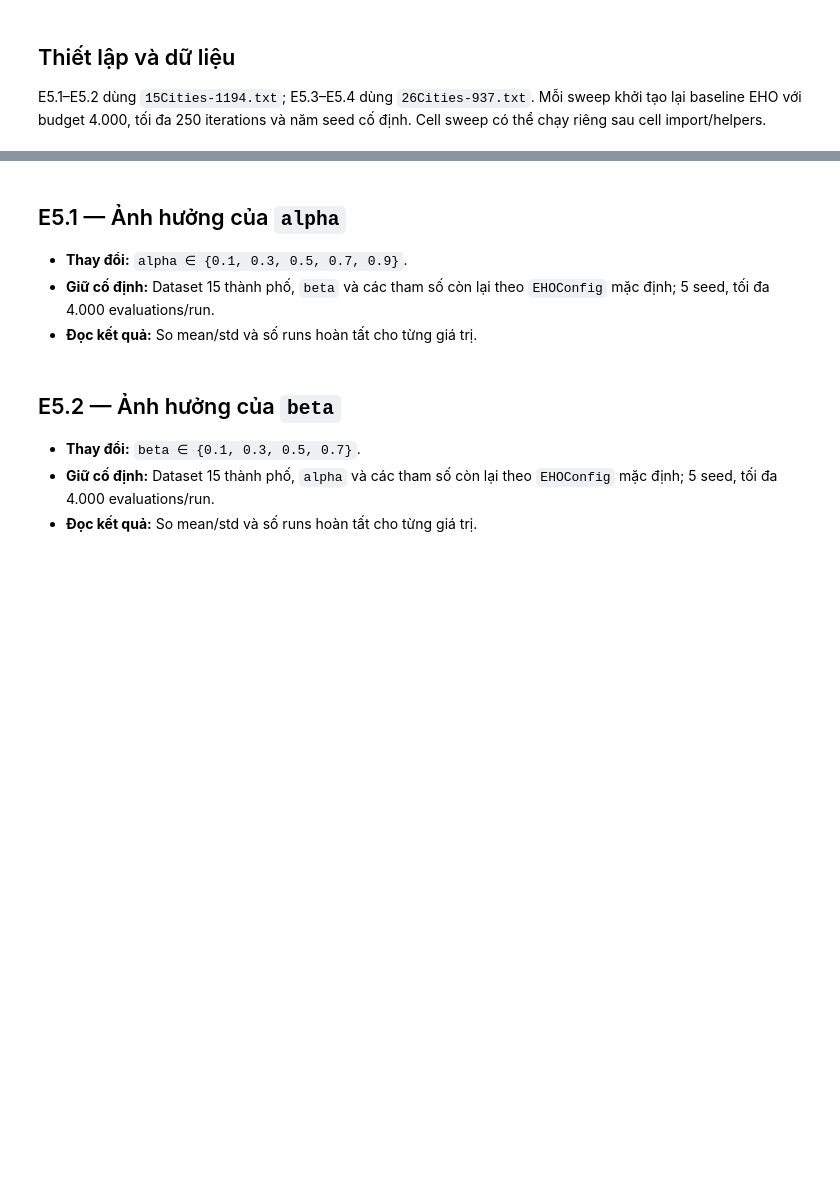
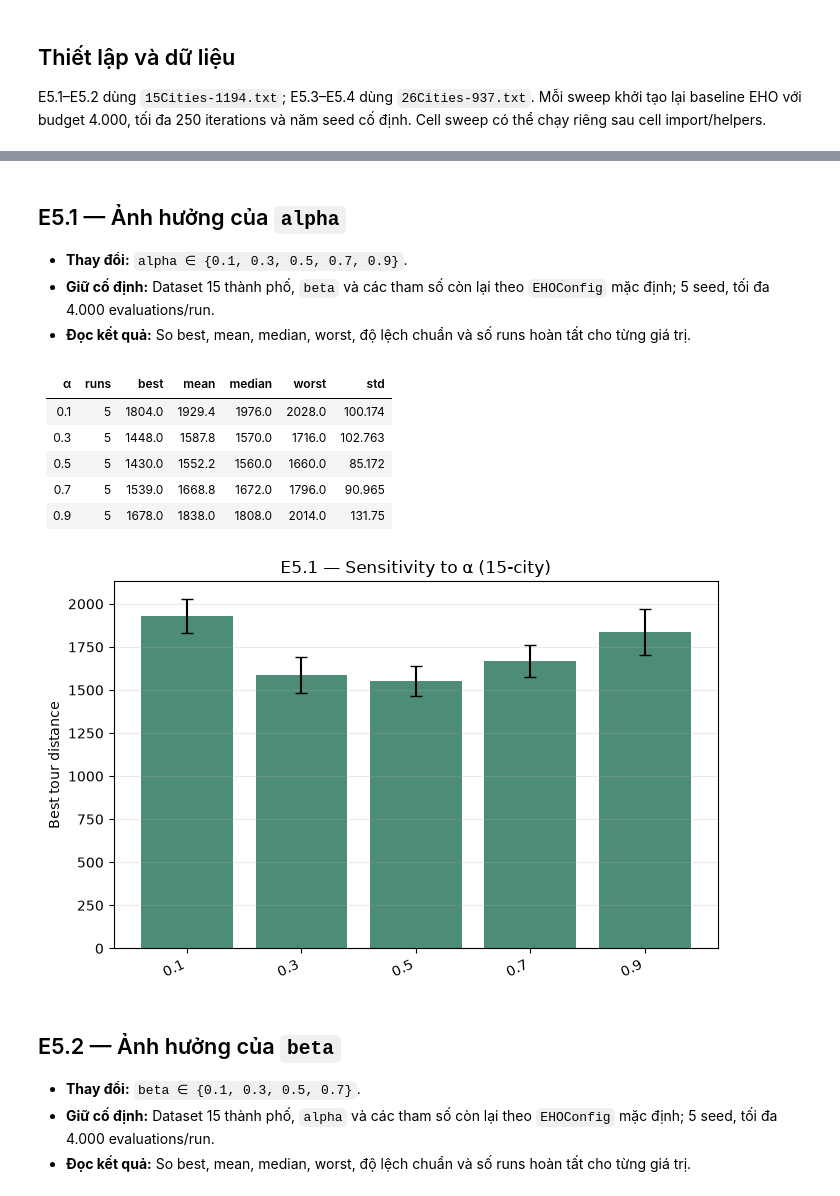
Before and after one commit to LaiThanhDat-glitch/ga-eho-tsp, a Jupyter notebook: Experiment/Experiment5-EHO-Params.ipynb, the cells around one changed output, grey strips where cells are left out. Saved outputs shown, nothing was run; the diff lists cells and outputs as text; code cells hidden in the pictures; blank space fills up the shorter version.

```diff
--- a/Experiment/Experiment5-EHO-Params.ipynb
+++ b/Experiment/Experiment5-EHO-Params.ipynb
@@ -67,6 +67,12 @@ def mean_std(values):
         return None, None
     return statistics.mean(values), (statistics.stdev(values) if len(values) > 1 else 0.0)
 
+def median(values):
+    return statistics.median(values) if values else None
+
+def min_max(values):
+    return (min(values), max(values)) if values else (None, None)
+
 def plot_bars(title, labels, means, stds, ylabel="Best tour distance"):
     available = [(label, mean, std) for label, mean, std in zip(labels, means, stds)
                  if mean is not None and std is not None]
@@ -125,34 +133,48 @@ print(f"Root: {ROOT}; seed mode: {MODE}; seeds={SEEDS}; budget={EVALUATION_BUDGE
 
 - **Thay đổi:** `alpha ∈ {0.1, 0.3, 0.5, 0.7, 0.9}`.
 - **Giữ cố định:** Dataset 15 thành phố, `beta` và các tham số còn lại theo `EHOConfig` mặc định; 5 seed, tối đa 4.000 evaluations/run.
-- **Đọc kết quả:** So mean/std và số runs hoàn tất cho từng giá trị.
+- **Đọc kết quả:** So best, mean, median, worst, độ lệch chuẩn và số runs hoàn tất cho từng giá trị.
 # %%
 DATA_15 = load_matrix(ROOT / "data" / "15Cities-1194.txt")
 BASE = EHOConfig(max_evaluations=4000, max_iterations=250, iterations=250)
 alpha_values = [0.1, 0.3, 0.5, 0.7, 0.9]
 alpha_runs = {}
 for alpha in alpha_values:
     alpha_runs[alpha] = []
     for seed in SEEDS:
         result = run_with_caps(DATA_15, solve_eho,
             __import__("dataclasses").replace(BASE, alpha=alpha, seed=seed), ("alpha", alpha, seed))
         if result is None: break
         alpha_runs[alpha].append(result)
 alpha_summary = []
 for a, rs in alpha_runs.items():
-    mean, std = mean_std([r.best_distance for r in rs])
-    alpha_summary.append((a, len(rs), round(mean, 3) if mean is not None else "—",
+    values = [r.best_distance for r in rs]
+    mean, std = mean_std(values)
+    best, worst = min_max(values)
+    alpha_summary.append((a, len(rs), round(best, 3) if best is not None else "—",
+                          round(mean, 3) if mean is not None else "—",
+                          round(median(values), 3) if values else "—",
+                          round(worst, 3) if worst is not None else "—",
                           round(std, 3) if std is not None else "—"))
-show_table(["α", "runs", "mean", "std"], alpha_summary)
+show_table(["α", "runs", "best", "mean", "median", "worst", "std"], alpha_summary)
 plot_bars("E5.1 — Sensitivity to α (15-city)", [str(x) for x in alpha_values],
           [mean_std([r.best_distance for r in alpha_runs[x]])[0] if alpha_runs[x] else None for x in alpha_values],
           [mean_std([r.best_distance for r in alpha_runs[x]])[1] if alpha_runs[x] else None for x in alpha_values])
+# %% [output]
+| α | runs | best | mean | median | worst | std |
+| --- | --- | --- | --- | --- | --- | --- |
+| 0.1 | 5 | 1804.0 | 1929.4 | 1976.0 | 2028.0 | 100.174 |
+| 0.3 | 5 | 1448.0 | 1587.8 | 1570.0 | 1716.0 | 102.763 |
+| 0.5 | 5 | 1430.0 | 1552.2 | 1560.0 | 1660.0 | 85.172 |
+| 0.7 | 5 | 1539.0 | 1668.8 | 1672.0 | 1796.0 | 90.965 |
+| 0.9 | 5 | 1678.0 | 1838.0 | 1808.0 | 2014.0 | 131.75 |
+[figure, added]
 # %% [markdown]
 ## E5.2 — Ảnh hưởng của `beta`
 
 - **Thay đổi:** `beta ∈ {0.1, 0.3, 0.5, 0.7}`.
 - **Giữ cố định:** Dataset 15 thành phố, `alpha` và các tham số còn lại theo `EHOConfig` mặc định; 5 seed, tối đa 4.000 evaluations/run.
-- **Đọc kết quả:** So mean/std và số runs hoàn tất cho từng giá trị.
+- **Đọc kết quả:** So best, mean, median, worst, độ lệch chuẩn và số runs hoàn tất cho từng giá trị.
 # %%
 DATA_15 = load_matrix(ROOT / "data" / "15Cities-1194.txt")
 BASE = EHOConfig(max_evaluations=4000, max_iterations=250, iterations=250)
```
Also changed, not shown: parts of 7 cells of this notebook, 8 other files.
